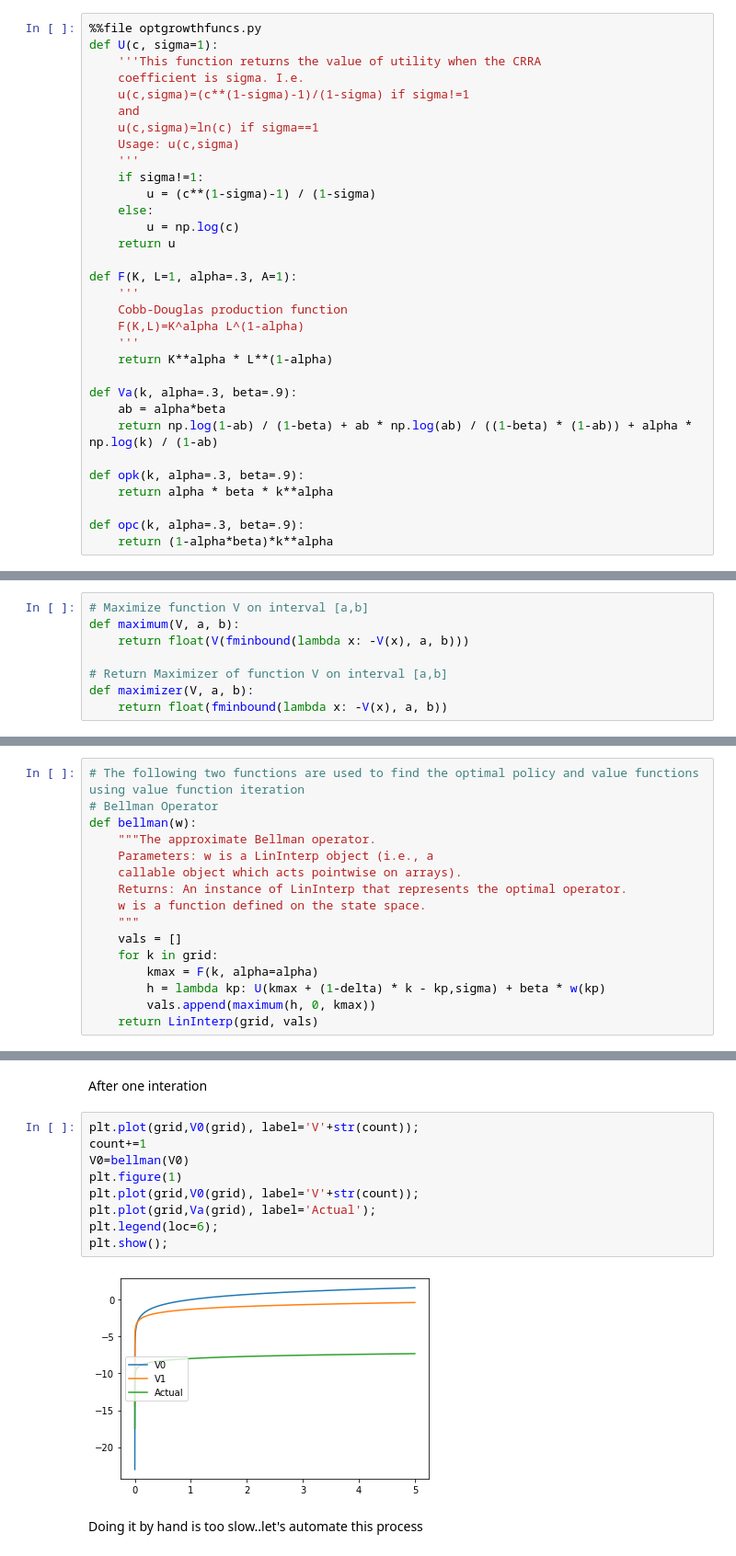
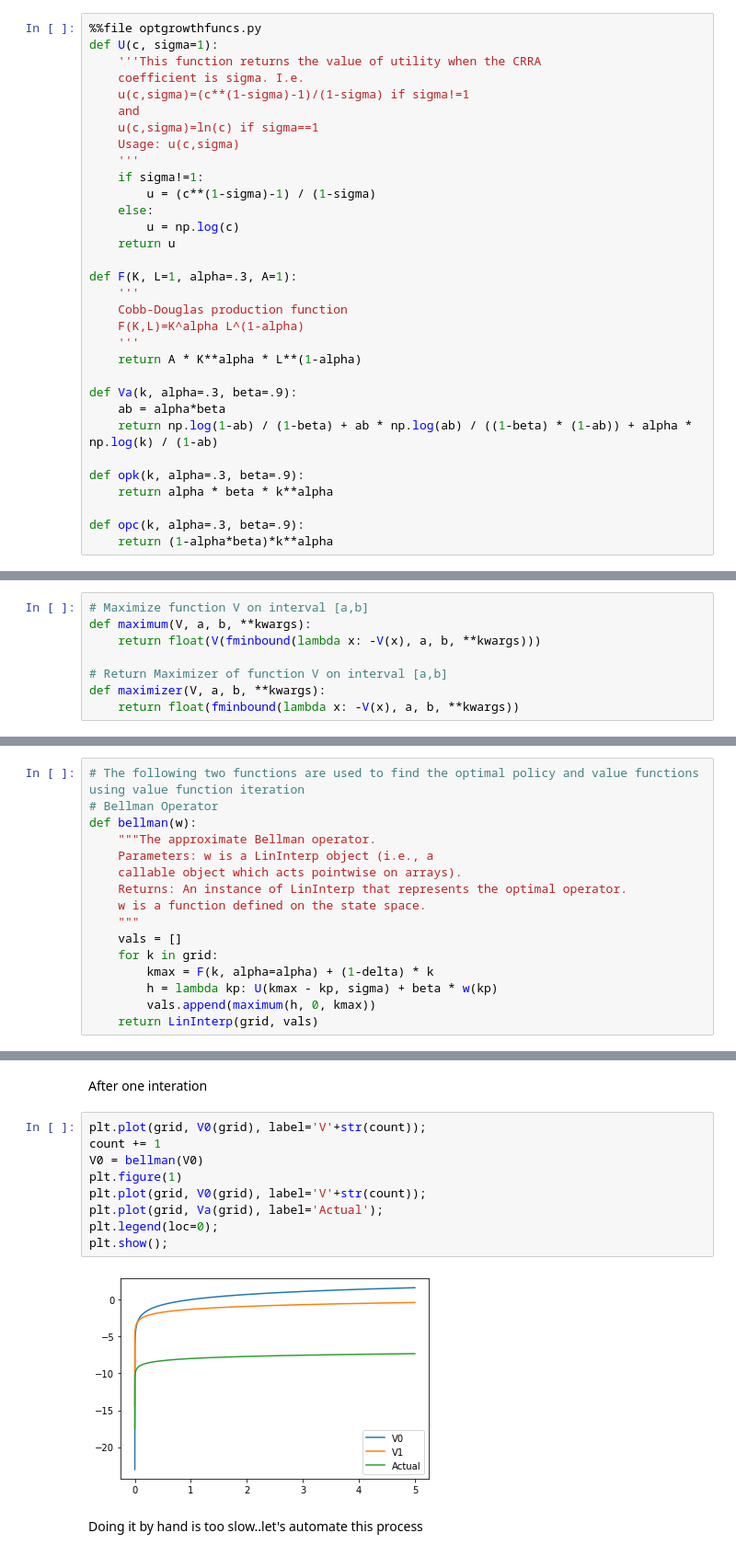
Before and after one commit to ozak/CompEcon, a Jupyter notebook: notebooks/DynamicProgramming.ipynb, the cells around one changed output, grey strips where cells are left out. Shown at 92% size. Cells and saved outputs as stored; diff of their text form.

```diff
--- a/notebooks/DynamicProgramming.ipynb
+++ b/notebooks/DynamicProgramming.ipynb
@@ -176,7 +179,7 @@ def F(K, L=1, alpha=.3, A=1):
     Cobb-Douglas production function
     F(K,L)=K^alpha L^(1-alpha)
     '''
-    return K**alpha * L**(1-alpha)
+    return A * K**alpha * L**(1-alpha)
 
 def Va(k, alpha=.3, beta=.9):
     ab = alpha*beta
@@ -234,12 +267,12 @@ $$\arg\min\limits _{y\in [\underline x,\bar x]}\left\{ U(x,y)+\beta V(y)\right\}
 we have to either replace our objective function for its negative or, better yet, define a function that uses `fminbound` and returns the maximum and the maximizer
 # %%
 # Maximize function V on interval [a,b]
-def maximum(V, a, b):
-    return float(V(fminbound(lambda x: -V(x), a, b)))
+def maximum(V, a, b, **kwargs):
+    return float(V(fminbound(lambda x: -V(x), a, b, **kwargs)))
 
 # Return Maximizer of function V on interval [a,b]
-def maximizer(V, a, b):
-    return float(fminbound(lambda x: -V(x), a, b))
+def maximizer(V, a, b, **kwargs):
+    return float(fminbound(lambda x: -V(x), a, b, **kwargs))
 # %% [markdown]
 ### Note
 
@@ -258,8 +291,8 @@ def bellman(w):
     """
     vals = []
     for k in grid:
-        kmax = F(k, alpha=alpha)
-        h = lambda kp: U(kmax + (1-delta) * k - kp,sigma) + beta * w(kp)
+        kmax = F(k, alpha=alpha) + (1-delta) * k
+        h = lambda kp: U(kmax - kp, sigma) + beta * w(kp)
         vals.append(maximum(h, 0, kmax))
     return LinInterp(grid, vals)
 # %%
@@ -305,16 +338,16 @@ plt.legend(loc=6);
 # %% [markdown]
 After one interation
 # %%
-plt.plot(grid,V0(grid), label='V'+str(count));
-count+=1
-V0=bellman(V0)
+plt.plot(grid, V0(grid), label='V'+str(count));
+count += 1
+V0 = bellman(V0)
 plt.figure(1)
-plt.plot(grid,V0(grid), label='V'+str(count));
-plt.plot(grid,Va(grid), label='Actual');
-plt.legend(loc=6);
+plt.plot(grid, V0(grid), label='V'+str(count));
+plt.plot(grid, Va(grid), label='Actual');
+plt.legend(loc=0);
 plt.show();
 # %% [output]
-[figure, old version]
+[figure, new version]
 # %% [markdown]
 Doing it by hand is too slow..let's automate this process
 # %%
```
Also changed, not shown: parts of 35 cells of this notebook, 2 other files.
